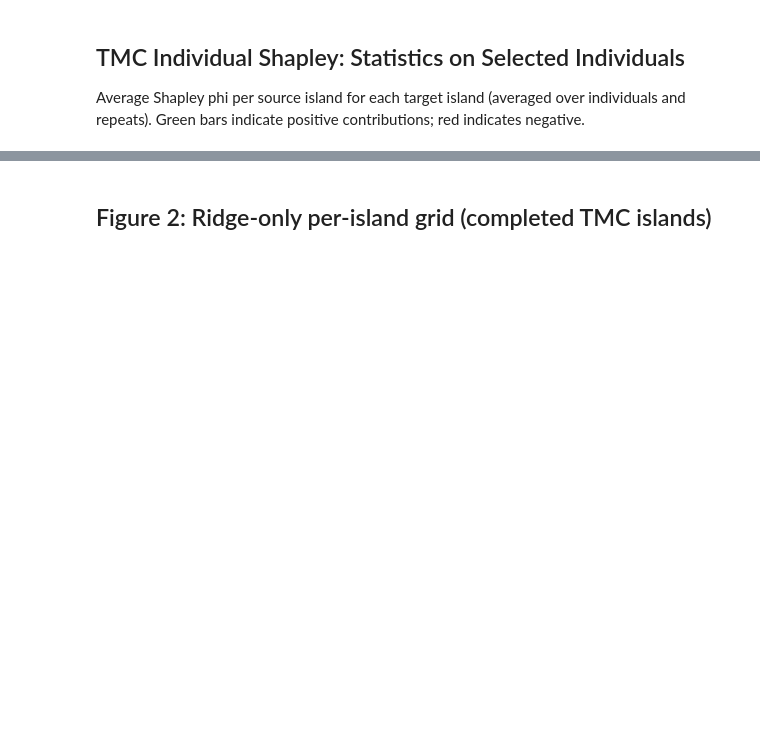
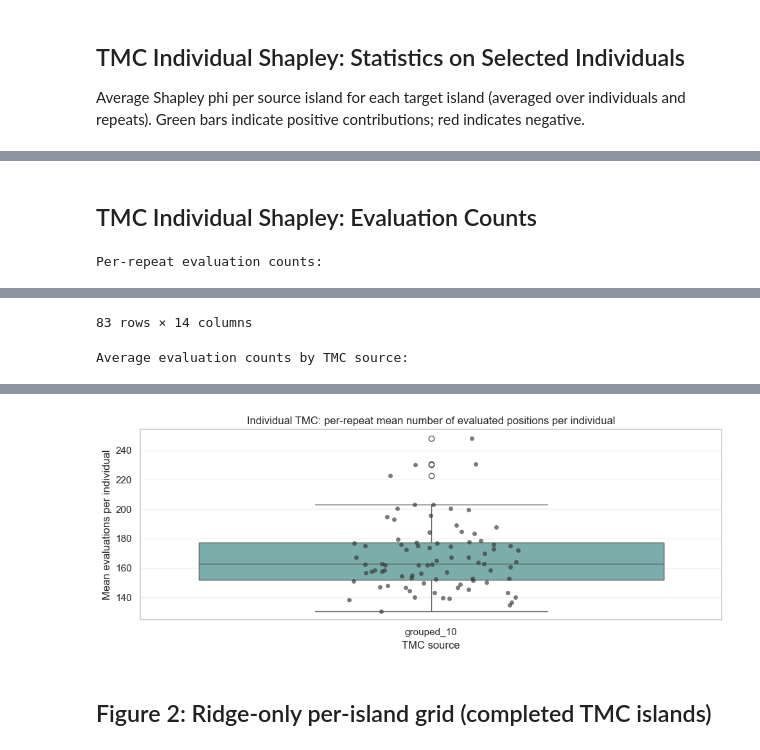
Before and after one commit to simennes/Master_thesis, a Jupyter notebook: notebooks/visualize_bpcrr_inla.ipynb, the cells around one changed output, grey strips where cells are left out. Saved outputs shown, nothing was run; the diff lists cells and outputs as text; code cells hidden in the pictures; blank space fills up the shorter version.

```diff
--- a/notebooks/visualize_bpcrr_inla.ipynb
+++ b/notebooks/visualize_bpcrr_inla.ipynb
@@ -953,3 +1077,73 @@ Hestmannøy (island 5):
 | 49 | Gjerøy | 0.000055 | 0.000560 | 3348 | 6 |
 Onøy og Lurøy (island 7):
 ... (9 outputs left out)
+# %% [markdown]
+## TMC Individual Shapley: Evaluation Counts
+# %%
+# How often individuals were evaluated during individual TMC
+
+if tmc_eval_stats.empty:
+    print("No TMC evaluation-count summaries found.")
+else:
+    eval_stats = tmc_eval_stats.copy()
+    display_cols = [
+        "tmc_source",
+        "target_island",
+        "target_island_name",
+        "repeat",
+        "n_players",
+        "n_permutations",
+        "n_truncated",
+        "n_utility_evals",
+        "group_size",
+        "mean_prefix_individuals_per_permutation",
+        "evals_per_individual_mean",
+        "evals_per_individual_std",
+        "evals_per_individual_min",
+        "evals_per_individual_max",
+    ]
+    print("Per-repeat evaluation counts:")
+    display(eval_stats[display_cols].sort_values(["tmc_source", "target_island", "repeat"]))
+
+    eval_summary = (
+        eval_stats
+        .groupby("tmc_source", as_index=False)
+        .agg(
+            n_targets=("target_island", "nunique"),
+            n_repeats=("repeat", "size"),
+            total_utility_evals=("n_utility_evals", "sum"),
+            mean_utility_evals_per_repeat=("n_utility_evals", "mean"),
+            mean_prefix_individuals_per_permutation=("mean_prefix_individuals_per_permutation", "mean"),
+            mean_evals_per_individual=("evals_per_individual_mean", "mean"),
+            median_evals_per_individual=("evals_per_individual_mean", "median"),
+            min_repeat_mean_evals_per_individual=("evals_per_individual_mean", "min"),
+            max_repeat_mean_evals_per_individual=("evals_per_individual_mean", "max"),
+        )
+        .sort_values("tmc_source")
+    )
+    print("Average evaluation counts by TMC source:")
+    display(eval_summary)
+
+    plt.figure(figsize=(10, 4))
+    sns.boxplot(
+        data=eval_stats,
+        x="tmc_source",
+        y="evals_per_individual_mean",
+        color="#72B7B2",
+    )
+    sns.stripplot(
+        data=eval_stats,
+        x="tmc_source",
+        y="evals_per_individual_mean",
+        color="#333333",
+        alpha=0.65,
+        jitter=0.15,
+    )
+    plt.ylabel("Mean evaluations per individual")
+    plt.xlabel("TMC source")
+    plt.title("Individual TMC: per-repeat mean number of evaluated positions per individual")
+    plt.grid(axis="y", alpha=0.25)
+    plt.tight_layout()
+    plt.show()
+# %% [output]
+Per-repeat evaluation counts:
@@ -955,0 +1162,2 @@ Onøy og Lurøy (island 7):
+83 rows × 14 columns
+Average evaluation counts by TMC source:
@@ -956,3 +1166,4 @@ Onøy og Lurøy (island 7):
+[figure, added]
 # %% [markdown]
 ## Figure 2: Ridge-only per-island grid (completed TMC islands)
 # %%
```
Also changed, not shown: parts of 11 cells of this notebook, 29 other files.
